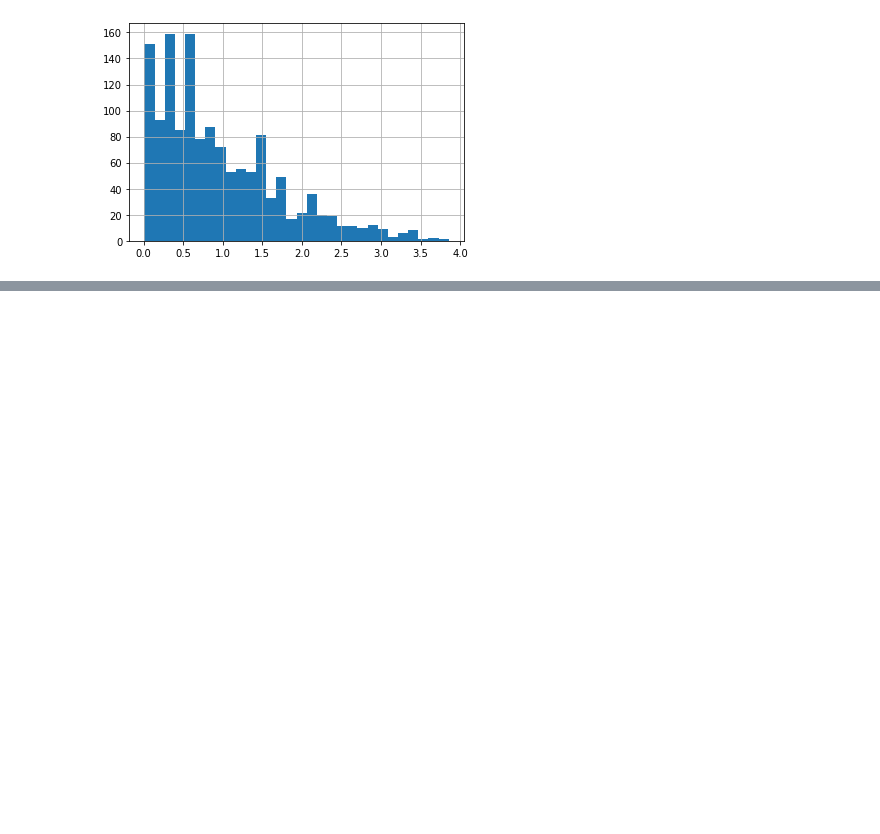
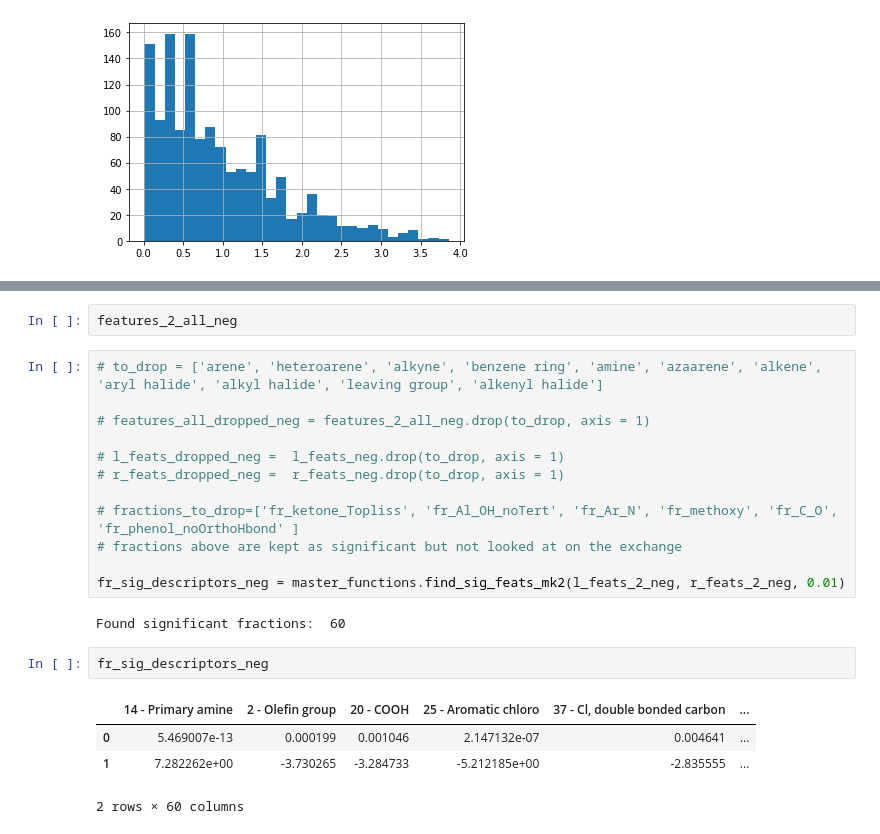
Before and after one commit to domgurvic/ml_mmpa, a Jupyter notebook: test_workflow.ipynb, the cells around one changed output, grey strips where cells are left out. Saved outputs shown, nothing was run; the diff lists cells and outputs as text; blank space fills up the shorter version.

```diff
--- a/test_workflow.ipynb
+++ b/test_workflow.ipynb
@@ -147,0 +141,23 @@ NameError: name 'os' is not defined
+# %%
+features_2_all_neg
+# %%
+# to_drop = ['arene', 'heteroarene', 'alkyne', 'benzene ring', 'amine', 'azaarene', 'alkene', 'aryl halide', 'alkyl halide', 'leaving group', 'alkenyl halide']
+
+# features_all_dropped_neg = features_2_all_neg.drop(to_drop, axis = 1)
+
+# l_feats_dropped_neg =  l_feats_neg.drop(to_drop, axis = 1)
+# r_feats_dropped_neg =  r_feats_neg.drop(to_drop, axis = 1)
+
+# fractions_to_drop=['fr_ketone_Topliss', 'fr_Al_OH_noTert', 'fr_Ar_N', 'fr_methoxy', 'fr_C_O', 'fr_phenol_noOrthoHbond' ]
+# fractions above are kept as significant but not looked at on the exchange
+
+fr_sig_descriptors_neg = master_functions.find_sig_feats_mk2(l_feats_2_neg, r_feats_2_neg, 0.01)
+# %% [output]
+Found significant fractions:  60
+# %%
+fr_sig_descriptors_neg
+# %% [output]
+|  | 14 - Primary amine | 2 - Olefin group | 20 - COOH | 25 - Aromatic chloro | 37 - Cl, double bonded carbon | ... |
+| 0 | 5.469007e-13 | 0.000199 | 0.001046 | 2.147132e-07 | 0.004641 | ... |
+| 1 | 7.282262e+00 | -3.730265 | -3.284733 | -5.212185e+00 | -2.835555 | ... |
+2 rows × 60 columns
```
Also changed, not shown: parts of 8 cells of this notebook, 2 other files.
